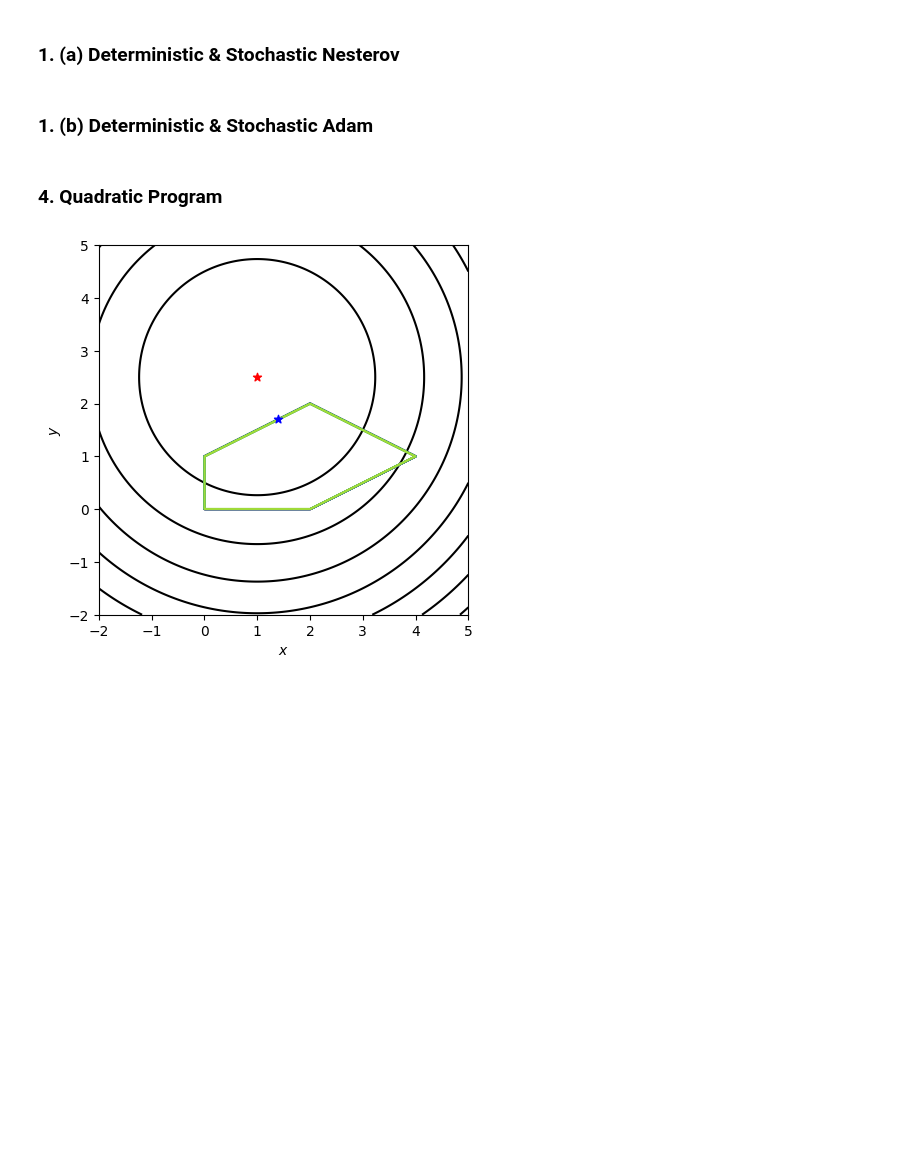
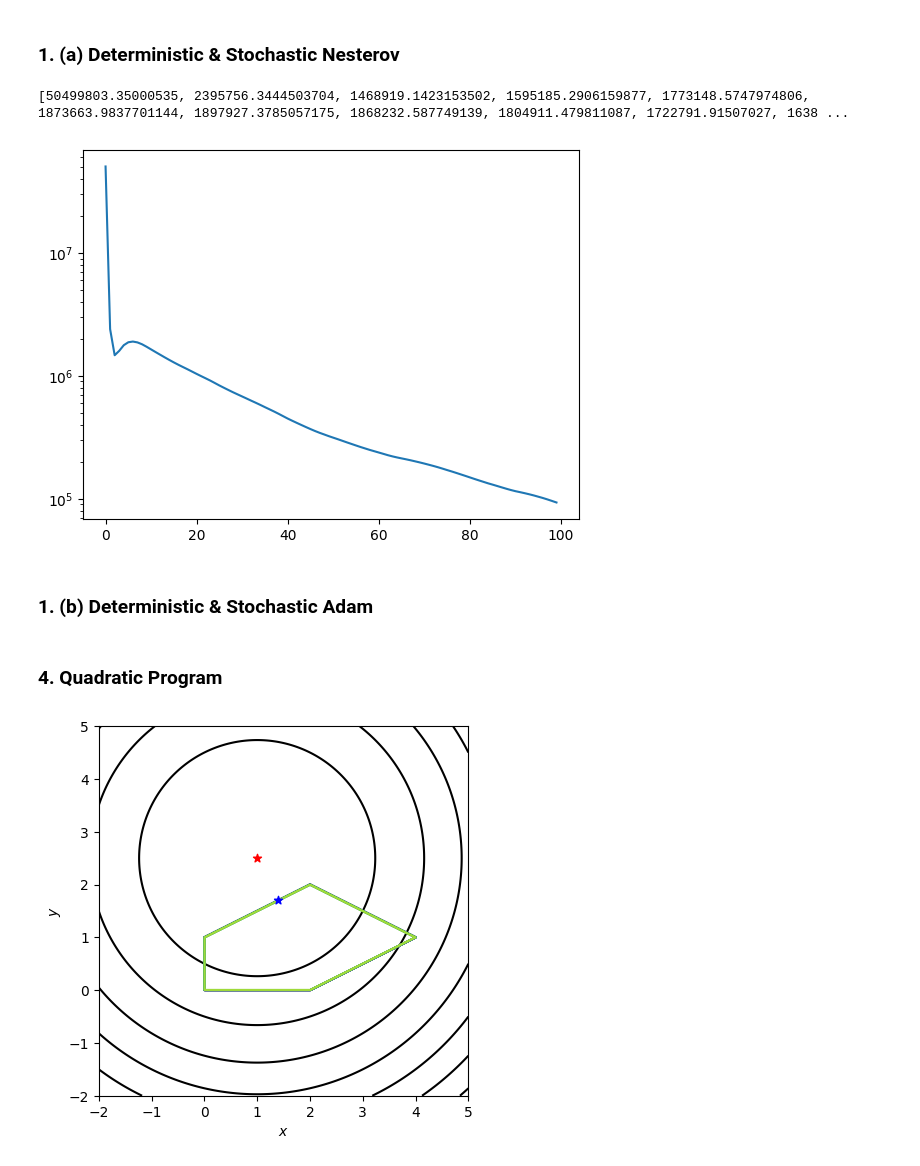
Before and after one commit to elijahkin/amsc660, a Jupyter notebook: hw13/hw13.ipynb, the cells around one changed output. Drawn from its saved outputs; the diff is of its cells as text; code cells hidden in the pictures; blank space fills up the shorter version.

Commit message:
Nesterov work

```diff
--- a/hw13/hw13.ipynb
+++ b/hw13/hw13.ipynb
@@ -34,11 +90,23 @@ def plot_convergence(loss, norm_grad_loss):
+# %%
+X_train, X_test, lbl_train, lbl_test = load_mnist(npcas=20)
+# %%
+def myloss(w):
+  return f(X_train, lbl_train, w, 1e-4)
+
+def mygrad(w):
+  return grad_f(X_train, lbl_train, w, 1e-4)
 # %% [markdown]
 ### 1. (a) Deterministic & Stochastic Nesterov
 # %%
 # Nesterov's accelerated gradient descent w/ constant step size alpha
 def nesterov(loss, grad, x, alpha):
-  # TODO return lists
-  for k in range(10):
+  v = np.zeros_like(x)
+  losses = []
+
+  for k in tqdm(range(100)):
     mu = 1 - 3 / (5 + k)
     v = mu * v - alpha * grad(x + mu * v)
     x = x + v
-  return x
+
+    losses.append(loss(x))
+  return x, losses
@@ -47,3 +113,16 @@ nesterov(f, TODO, TODO, 1e-3)
+# %%
+d = 20
+w = np.ones(d * d + d + 1)
+_, losses = nesterov(myloss, mygrad, w, 1e-4)
+print(losses)
+# %% [output]
+[50499803.35000535, 2395756.3444503704, 1468919.1423153502, 1595185.2906159877, 1773148.5747974806, 1873663.9837701144, 1897927.3785057175, 1868232.587749139, 1804911.479811087, 1722791.91507027, 1638 ...
+# %%
+plt.plot(losses)
+plt.yscale('log')
+plt.show()
+# %% [output]
+[figure, added]
 # %%
 def stochastic_nesterov():
   return
```
Also changed, not shown: parts of 8 cells of this notebook, 2 other files.
